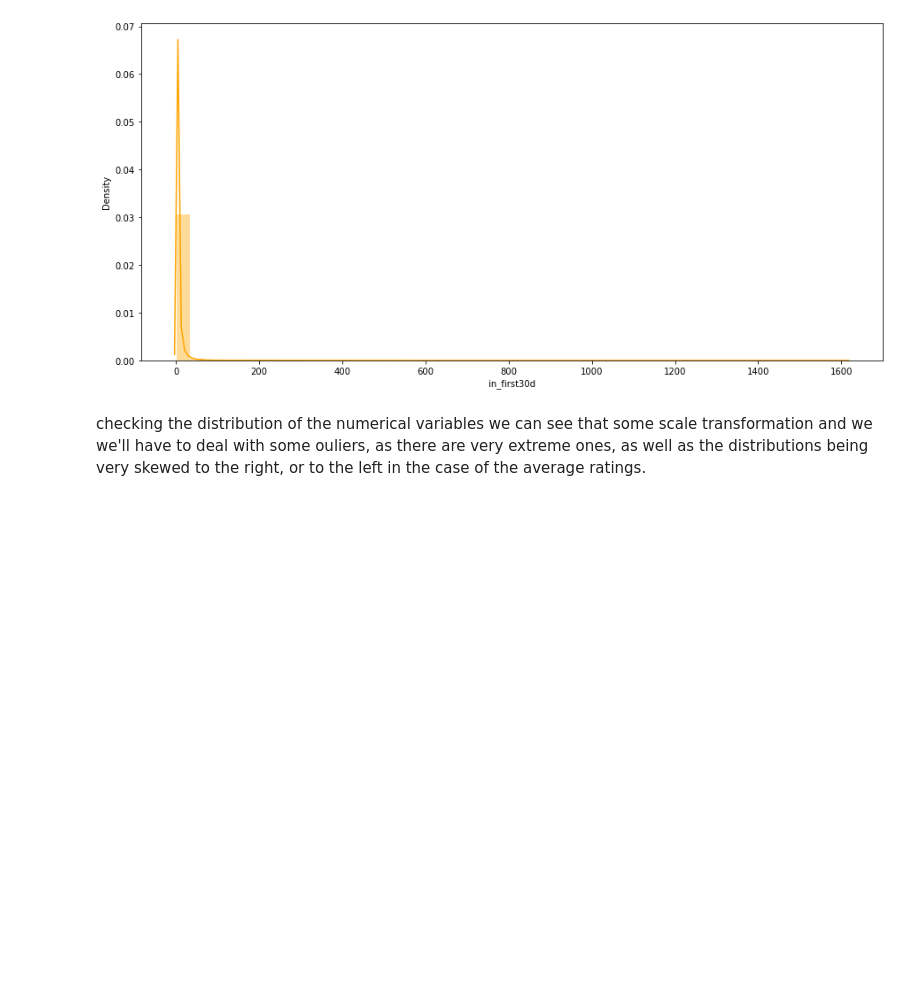
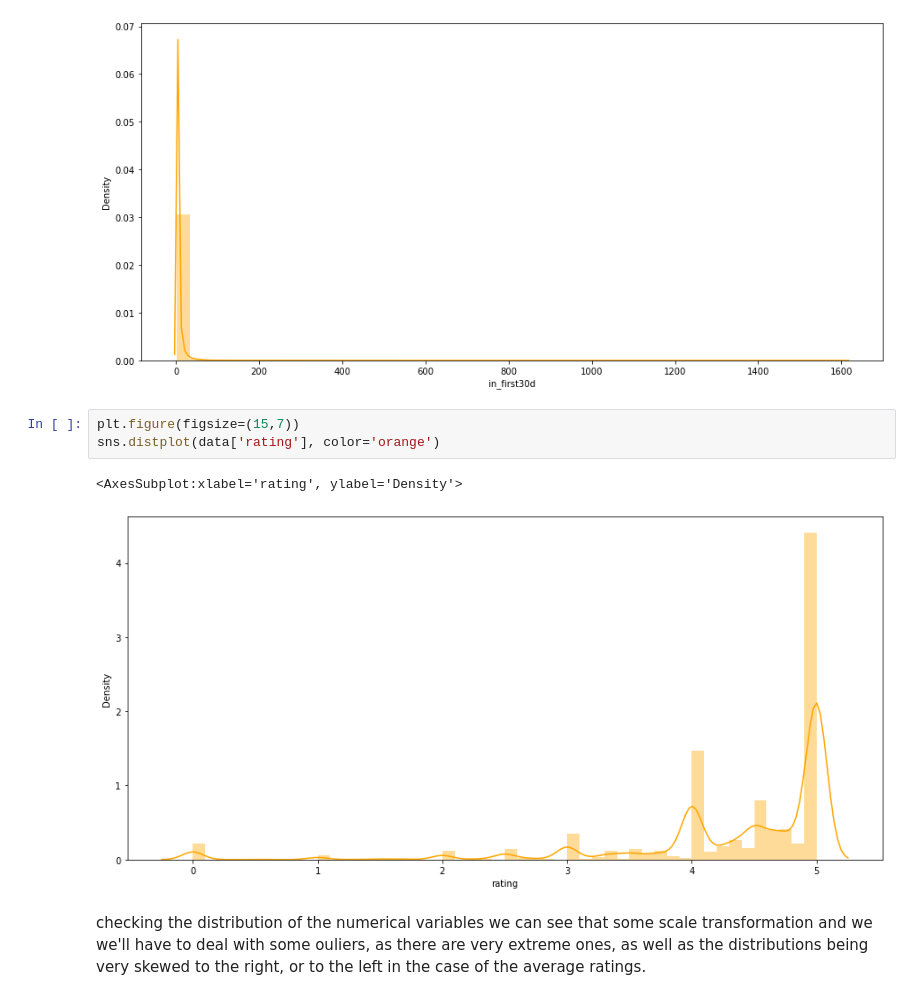
Before and after one commit to Alex-Skp/Recipe-Popularity-Predictor, a Jupyter notebook: code/2-Applying-regression-models-with-pipelines.ipynb, the cells around one changed output. Drawn from its saved outputs; the diff is of its cells as text; blank space fills up the shorter version.

```diff
--- a/code/2-Applying-regression-models-with-pipelines.ipynb
+++ b/code/2-Applying-regression-models-with-pipelines.ipynb
@@ -62,6 +74,12 @@ sns.distplot(data['in_first30d'], color='orange')
 # %% [output]
 <AxesSubplot:xlabel='in_first30d', ylabel='Density'>
 [figure]
+# %%
+plt.figure(figsize=(15,7))
+sns.distplot(data['rating'], color='orange')
+# %% [output]
+<AxesSubplot:xlabel='rating', ylabel='Density'>
+[figure, added]
 # %% [markdown]
 checking the distribution of the numerical variables we can see that some scale transformation and we we'll have to deal with some ouliers, as there are very extreme ones, as well as the distributions being very skewed to the right, or to the left in the case of the average ratings.
 # %%
```
Also changed, not shown: parts of 66 cells of this notebook, 4 other files.
